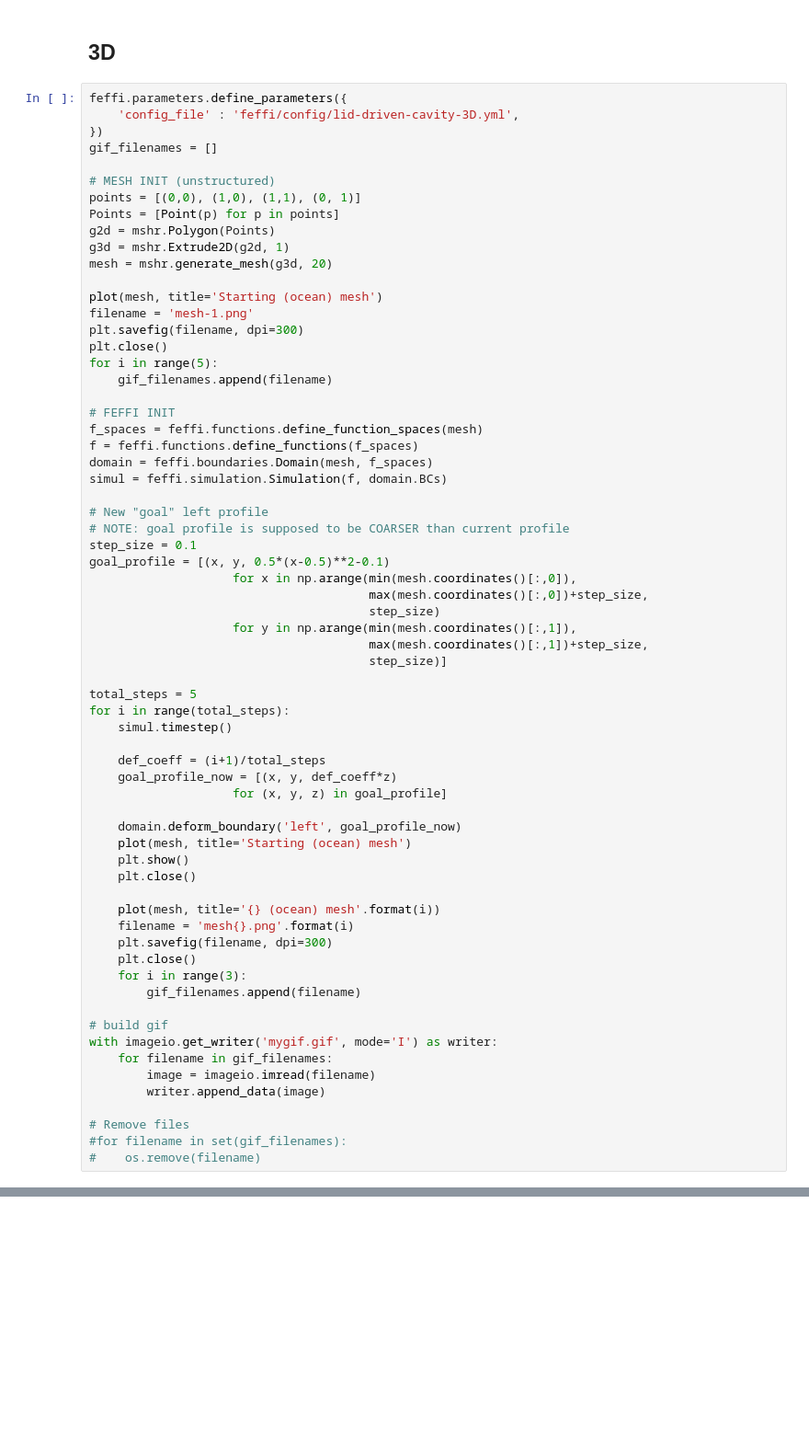
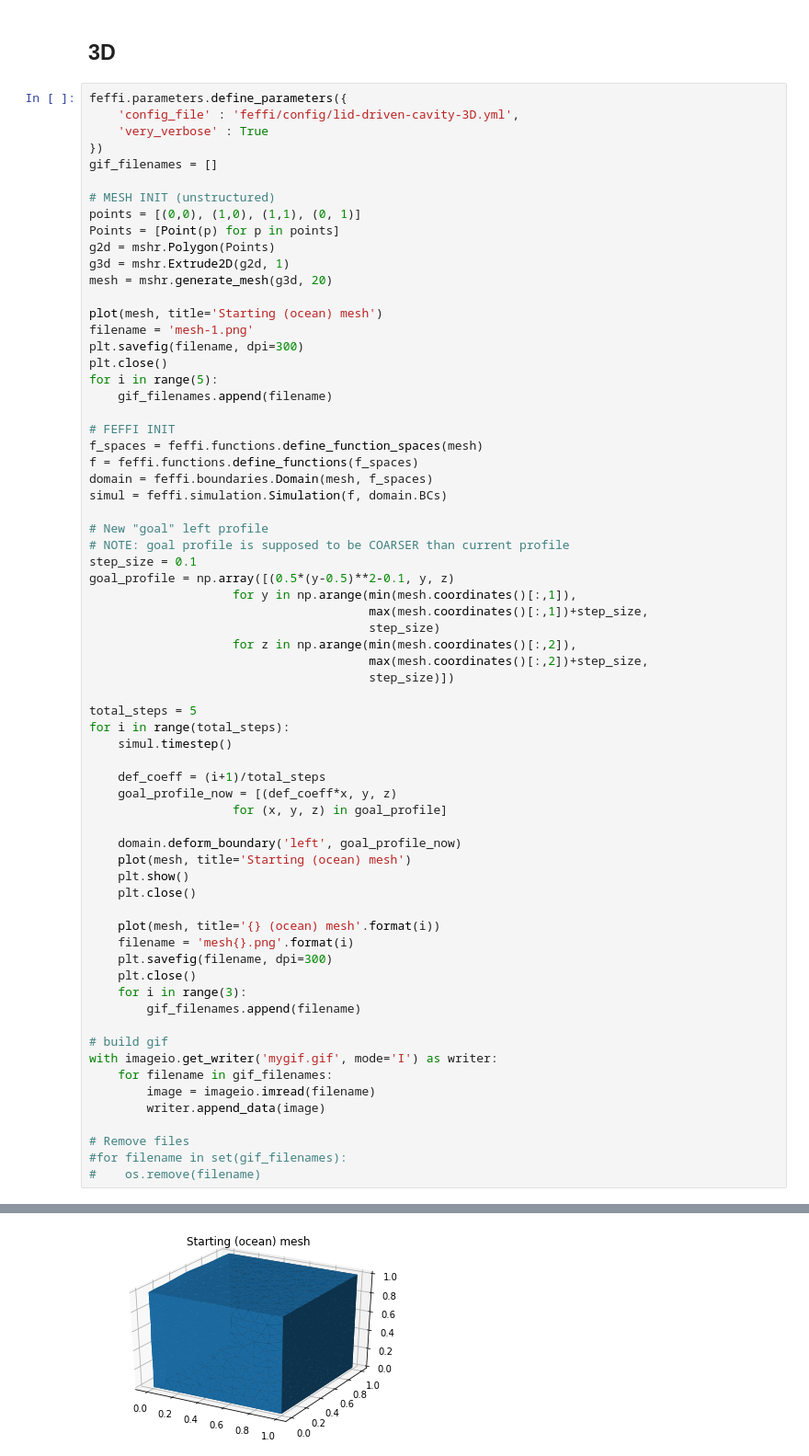
Before and after one commit to TheCrowned/FEFFII, a Jupyter notebook: experiments/ALE experiments.ipynb, the cells around one changed output, grey strips where cells are left out. Shown at 92% size. Cells and saved outputs as stored; diff of their text form; blank space fills up the shorter version.

Commit message:
Revised/Documented code Fixed notebook 3D experiment with wrong goal profile Final 3D deformation code in experiment

```diff
--- a/experiments/ALE experiments.ipynb
+++ b/experiments/ALE experiments.ipynb
@@ -635,6 +615,7 @@ execution time 0.036582231521606445 seconds
 # %%
 feffi.parameters.define_parameters({
     'config_file' : 'feffi/config/lid-driven-cavity-3D.yml',
+    'very_verbose' : True
 })
 gif_filenames = []
 
@@ -661,20 +642,20 @@ simul = feffi.simulation.Simulation(f, domain.BCs)
 # New "goal" left profile
 # NOTE: goal profile is supposed to be COARSER than current profile
 step_size = 0.1
-goal_profile = [(x, y, 0.5*(x-0.5)**2-0.1)
-                    for x in np.arange(min(mesh.coordinates()[:,0]),
-                                       max(mesh.coordinates()[:,0])+step_size,
-                                       step_size)
+goal_profile = np.array([(0.5*(y-0.5)**2-0.1, y, z)
                     for y in np.arange(min(mesh.coordinates()[:,1]),
                                        max(mesh.coordinates()[:,1])+step_size,
-                                       step_size)]
+                                       step_size)
+                    for z in np.arange(min(mesh.coordinates()[:,2]),
+                                       max(mesh.coordinates()[:,2])+step_size,
+                                       step_size)])
 
 total_steps = 5
 for i in range(total_steps):
     simul.timestep()
 
     def_coeff = (i+1)/total_steps
-    goal_profile_now = [(x, y, def_coeff*z)
+    goal_profile_now = [(def_coeff*x, y, z)
                     for (x, y, z) in goal_profile]
 
     domain.deform_boundary('left', goal_profile_now)
@@ -718,0 +700 @@ with imageio.get_writer('mygif.gif', mode='I') as writer:
+[figure, new version]
```
Also changed, not shown: parts of 2 cells of this notebook, 2 other files.
